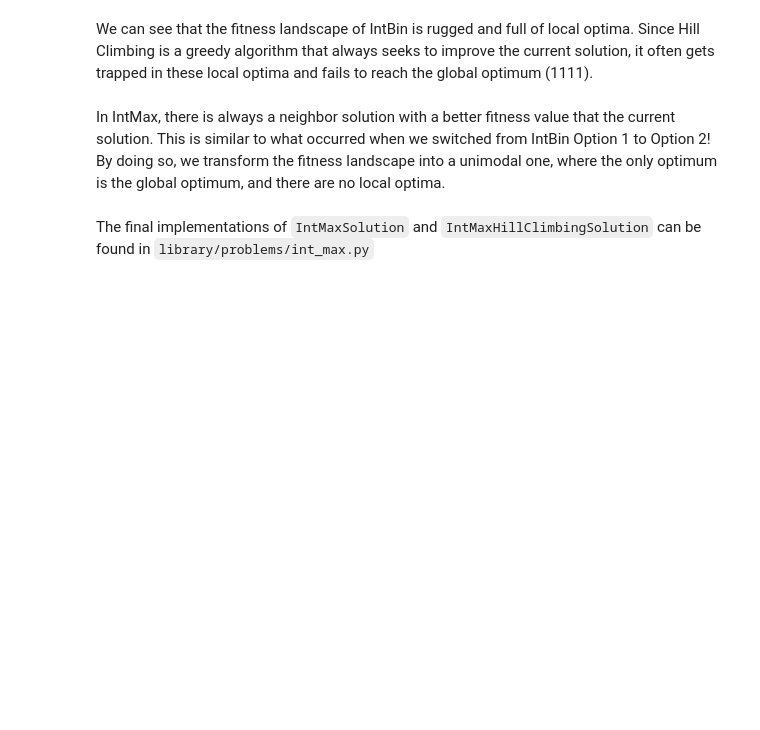
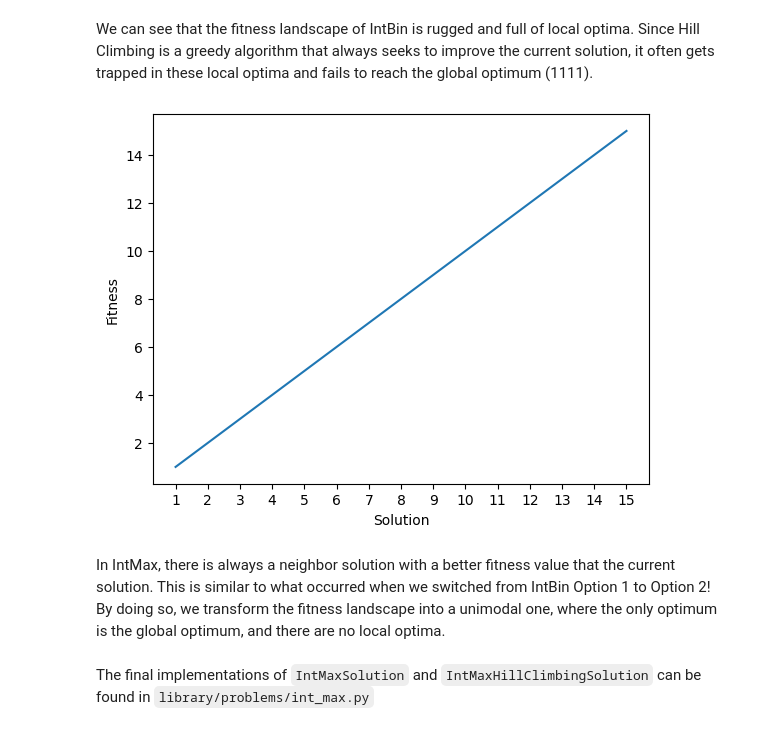
Before and after one commit to xandga/CIFO-24-25, a Jupyter notebook: notebooks-class/P3-HillClimbing-IntBin-Part2-FitnessLandscape.ipynb, the cells around one changed output. Drawn from its saved outputs; the diff is of its cells as text; code cells hidden in the pictures; blank space fills up the shorter version.

```diff
--- a/notebooks-class/P3-HillClimbing-IntBin-Part2-FitnessLandscape.ipynb
+++ b/notebooks-class/P3-HillClimbing-IntBin-Part2-FitnessLandscape.ipynb
@@ -48,4 +114,10 @@ And finally apply the hill climbing algorithm by passing it an intial random sol
 # %% [markdown]
 Let's see if the final solution changes with multiple runs
 # %%
-#TODO: Apply hill climbing to IntBin 10 times with differnt random initial solutions
+#TODO: Apply hill climbing to IntBin 10 times with different random initial solutions
+
+for i in range(10):
+    initial_solution = IntBin_BitFlip_HillClimbingSolution()
+    best_solution = hill_climbing(initial_solution, maximization=True, verbose=False)
+    print('Best solution:', best_solution)
+    print('Best solution fitness:', best_solution.fitness())
@@ -221,6 +397,11 @@ And now let's visualize the fitness landscape of IntBin with Integer Neighborhoo
 We can see that the fitness landscape of IntBin is rugged and full of local optima. Since Hill Climbing is a greedy algorithm that always seeks to improve the current solution, it often gets trapped in these local optima and fails to reach the global optimum (1111).
 # %%
 # TODO: Call the function by passing it ordered solutions for the IntMax problem
+ordered_solution_space= [IntMaxHillClimbingSolution(repr=i) for i in range(1, 16)] #we are creating a list of solutions from 0 to 15
+
+draw_2d_fitness_landscape(ordered_solution_space) #we are calling the function
+# %% [output]
+[figure, added]
 # %% [markdown]
 In IntMax, there is always a neighbor solution with a better fitness value that the current solution. This is similar to what occurred when we switched from IntBin Option 1 to Option 2! By doing so, we transform the fitness landscape into a unimodal one, where the only optimum is the global optimum, and there are no local optima.
 # %% [markdown]
```
Also changed, not shown: parts of 20 cells of this notebook, 1 other file.
